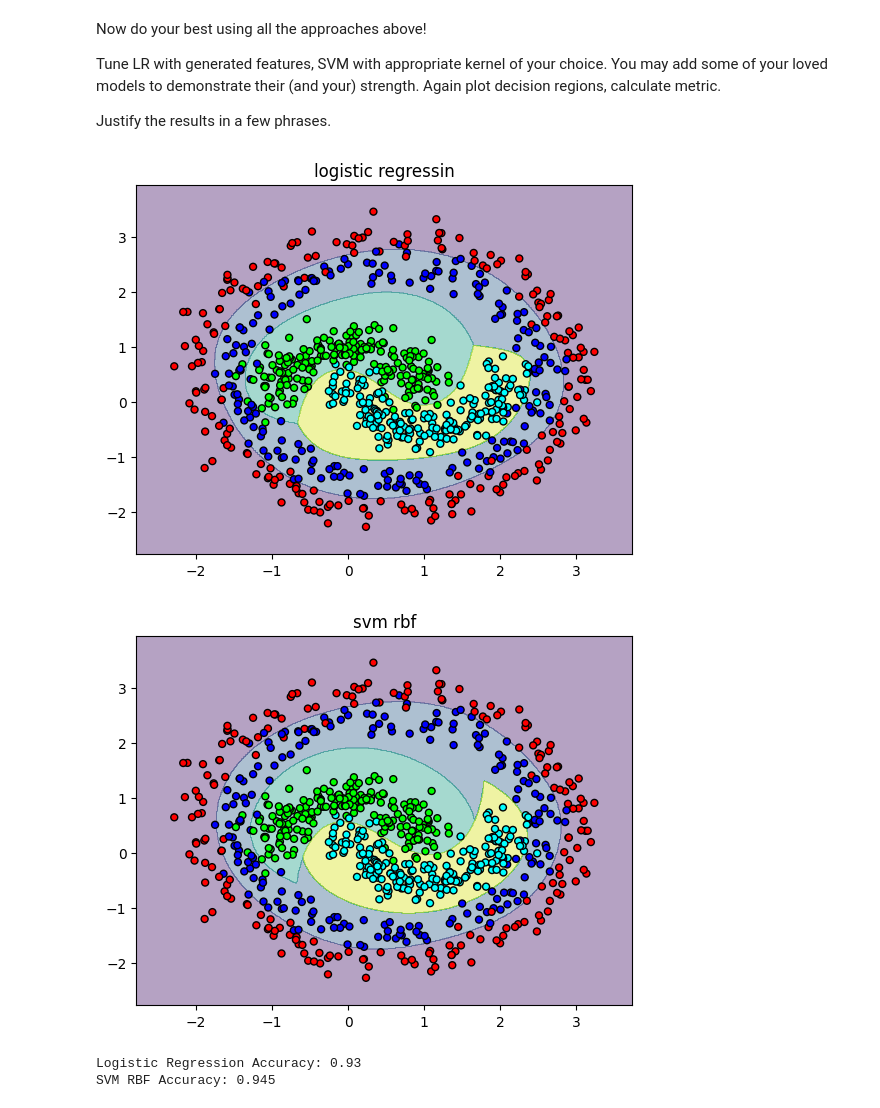
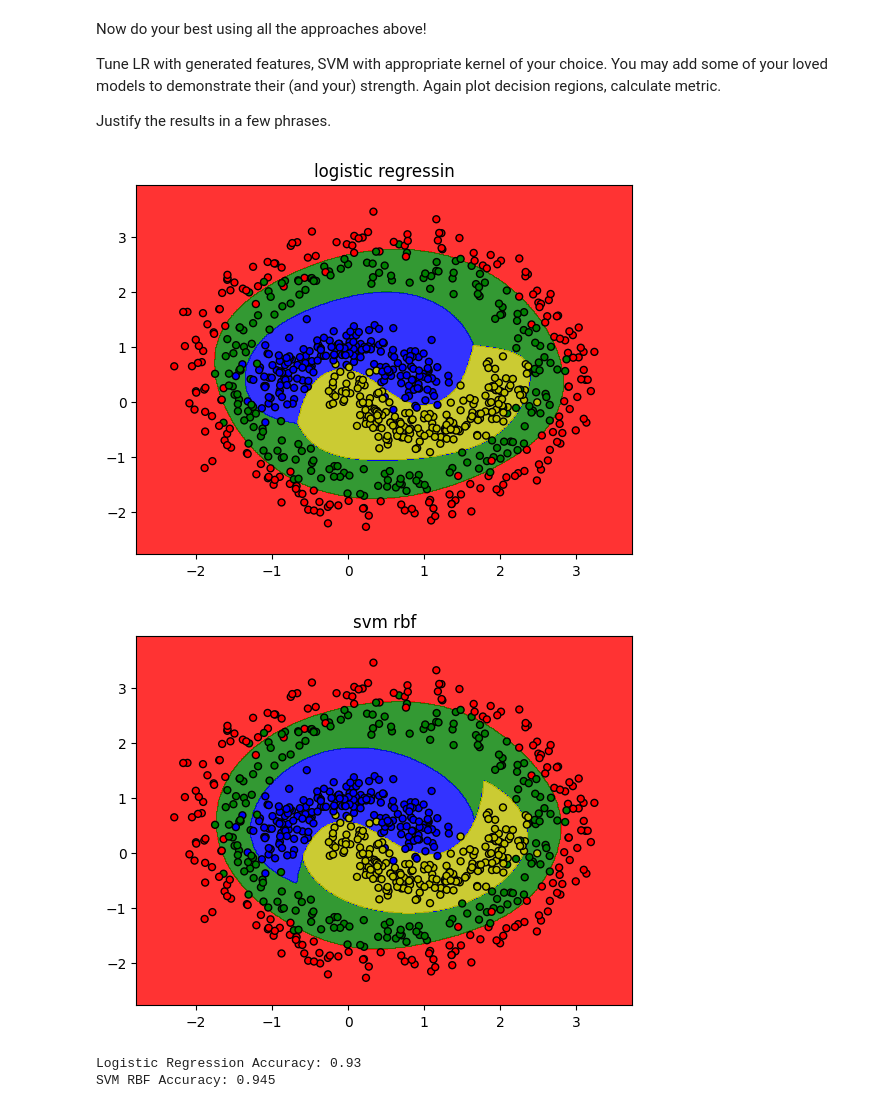
Before and after one commit to georgynemirovsky/gosha-programming-practice-7sem, a Jupyter notebook: labs/lab1/lab01_part3_svm_kernels.ipynb, the cells around one changed output. Cells and saved outputs as stored; diff of their text form; code cells hidden in the pictures.

```diff
--- a/labs/lab1/lab01_part3_svm_kernels.ipynb
+++ b/labs/lab1/lab01_part3_svm_kernels.ipynb
@@ -207,43 +207,43 @@ X_train, X_test, y_train, y_test = train_test_split(points, labels, test_size=0.
 
 #создал обучающие модели
 svm_linear = SVC(C=10, kernel="linear")
-svm_poly = SVC(C=10, kernel="poly", degree=4)
+svm_rbf = SVC(C=10, kernel="rbf")
 
 #убрал неинформативный столбец
 poly_transform = PolynomialFeatures(degree=4, include_bias=False)
 X_train_transform = poly_transform.fit_transform(X_train)
 X_test_transform = poly_transform.fit_transform(X_test)
 
 #функция построения графиков
 def plot_clf_graf(estimator, X, y, title=None, polytransform=False):
     estimator.fit(X, y)
     x_min, x_max = X[:, 0].min() - 0.5, X[:, 0].max() + 0.5
     y_min, y_max = X[:, 1].min() - 0.5, X[:, 1].max() + 0.5
     xx, yy = np.meshgrid(np.arange(x_min, x_max, 0.01), np.arange(y_min, y_max, 0.01))
 
-    cm_bright = ListedColormap(["#FF0000", "#0000FF", "#00FF00", "#00FFFF"])
+    cmap = ListedColormap(['r','g','b', 'y'])
 
 
     XX = np.array(list(zip(xx.ravel(), yy.ravel()))).reshape((-1, 2))
     if (polytransform):
         Z = estimator.predict(poly_transform.transform(XX)).reshape(xx.shape)
     else:
         Z = estimator.predict(XX).reshape(xx.shape)
-
-    plt.contourf(xx, yy, Z, alpha=0.4)
-    plt.scatter(X_train[:, 0], X_train[:, 1], c=y_train, cmap=cm_bright, edgecolors="black", s=25)
+    levels = [0, 1, 2, 3]
+    plt.contourf(xx, yy, Z, cmap=cmap, alpha=0.8)
+    plt.scatter(X_train[:, 0], X_train[:, 1], c=y_train, cmap=cmap, edgecolors="black", s=25)
     plt.title(title)
     plt.show()
 
 #строю графики
 plot_clf_graf(lr, X_train_transform, y_train, "logistic regressin", polytransform=True)
 plot_clf_graf(svm_rbf, X_train, y_train, "svm rbf")
 
 #получаю accuracy
 print(f"Logistic Regression Accuracy: {lr.score(X_test_transform, y_test)}")
 print(f"SVM RBF Accuracy: {svm_rbf.score(X_test, y_test)}")
 # %% [output]
-[figure, old version]
+[figure, new version]
-[figure, old version]
+[figure, new version]
 Logistic Regression Accuracy: 0.93
 SVM RBF Accuracy: 0.945
```
